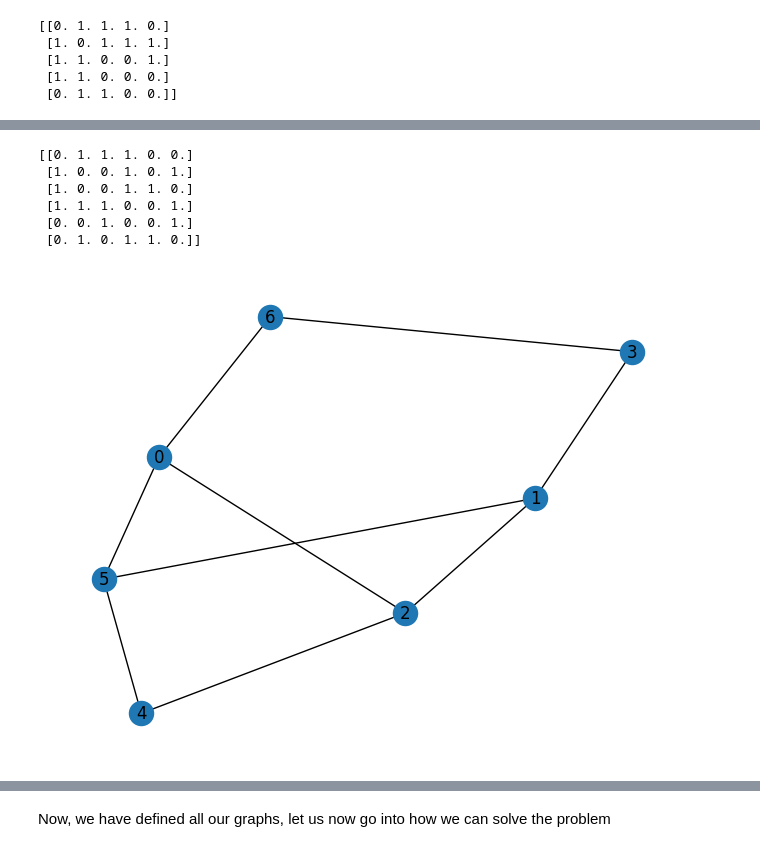
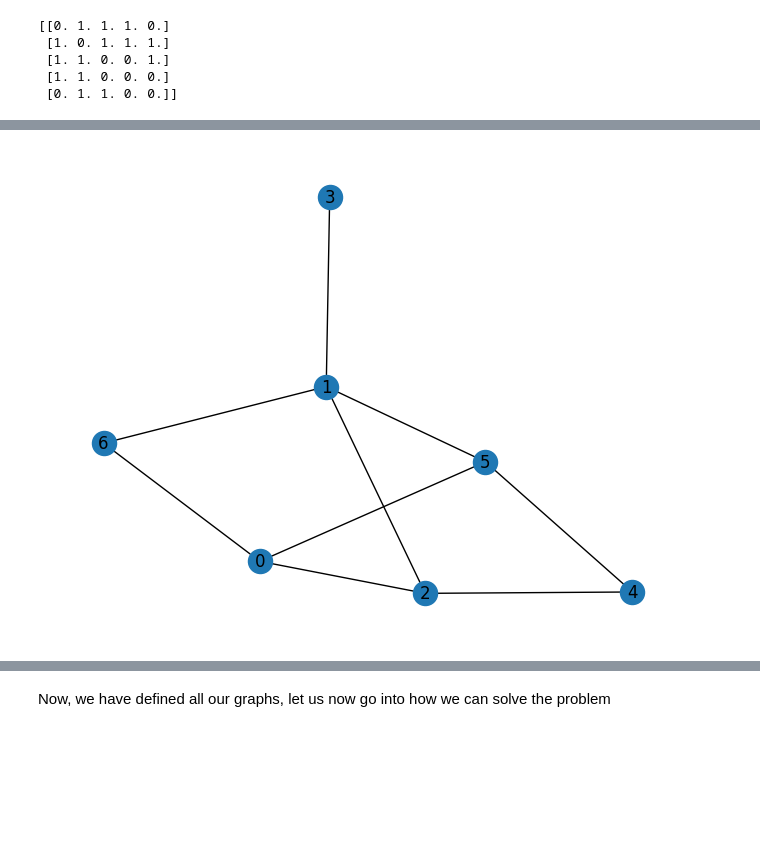
Before and after one commit to Matrixmang0/MIS-QAOA, a Jupyter notebook: Untitled.ipynb, the cells around one changed output, grey strips where cells are left out. Cells and saved outputs as stored; diff of their text form; code cells hidden in the pictures; blank space fills up the shorter version.

```diff
--- a/Untitled.ipynb
+++ b/Untitled.ipynb
@@ -133,28 +164,13 @@ mpl_draw(
-# %%
-G3_w = np.zeros([num_nodes3, num_nodes3])
-for i in range(num_nodes3):
-    for j in range(num_nodes3):
-        if (i, j, 1) in edgesG3:
-            G3_w[i, j] = 1
-            G3_w[j, i] = 1
-print(G3_w)
-# %% [output]
-[[0. 1. 1. 1. 0. 0.]
- [1. 0. 0. 1. 0. 1.]
- [1. 0. 0. 1. 1. 0.]
- [1. 1. 1. 0. 0. 1.]
- [0. 0. 1. 0. 0. 1.]
- [0. 1. 0. 1. 1. 0.]]
 # %%
 num_nodes4 = 7
 # The edge syntax is (start, end, weight)
-edgesG4 = [(1, 5, 1), (0, 6, 1), (5, 0, 1), (1, 2, 1), (3, 1, 1), (0, 2, 1), (6, 3, 1), (2, 4, 1), (4, 5, 1)]
+edgesG4 = [(1, 5, 1), (0, 6, 1), (5, 0, 1), (1, 2, 1), (3, 1, 1), (0, 2, 1), (1, 6, 1), (2, 4, 1), (4, 5, 1)]
 
 G4 = rx.PyGraph()
 G4.add_nodes_from(range(num_nodes4))
 G4.add_edges_from(edgesG4)
 mpl_draw(
     G4, with_labels=True,
 )
 # %% [output]
-[figure, old version]
+[figure, new version]
```
Also changed, not shown: parts of 73 cells of this notebook, 1 other file.
